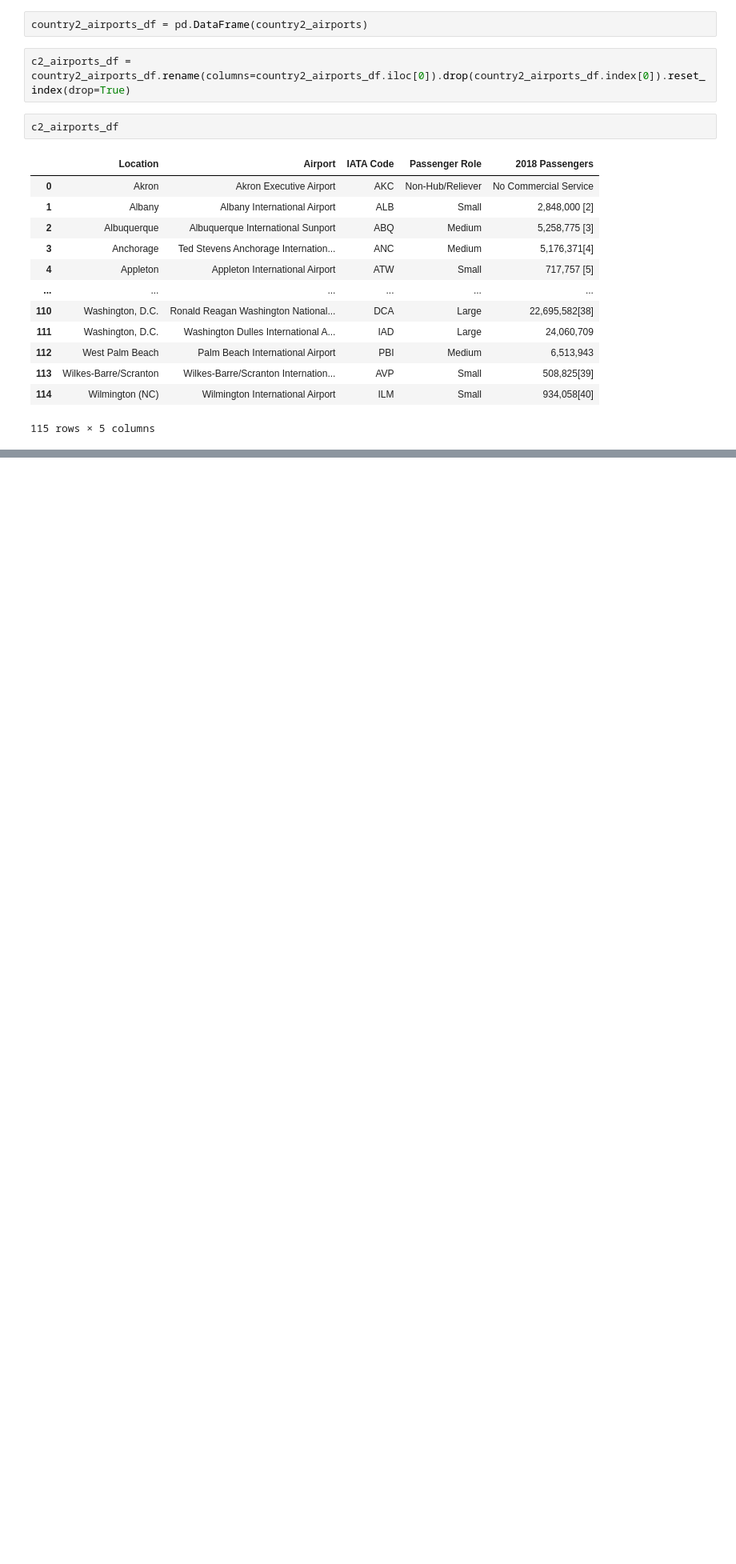
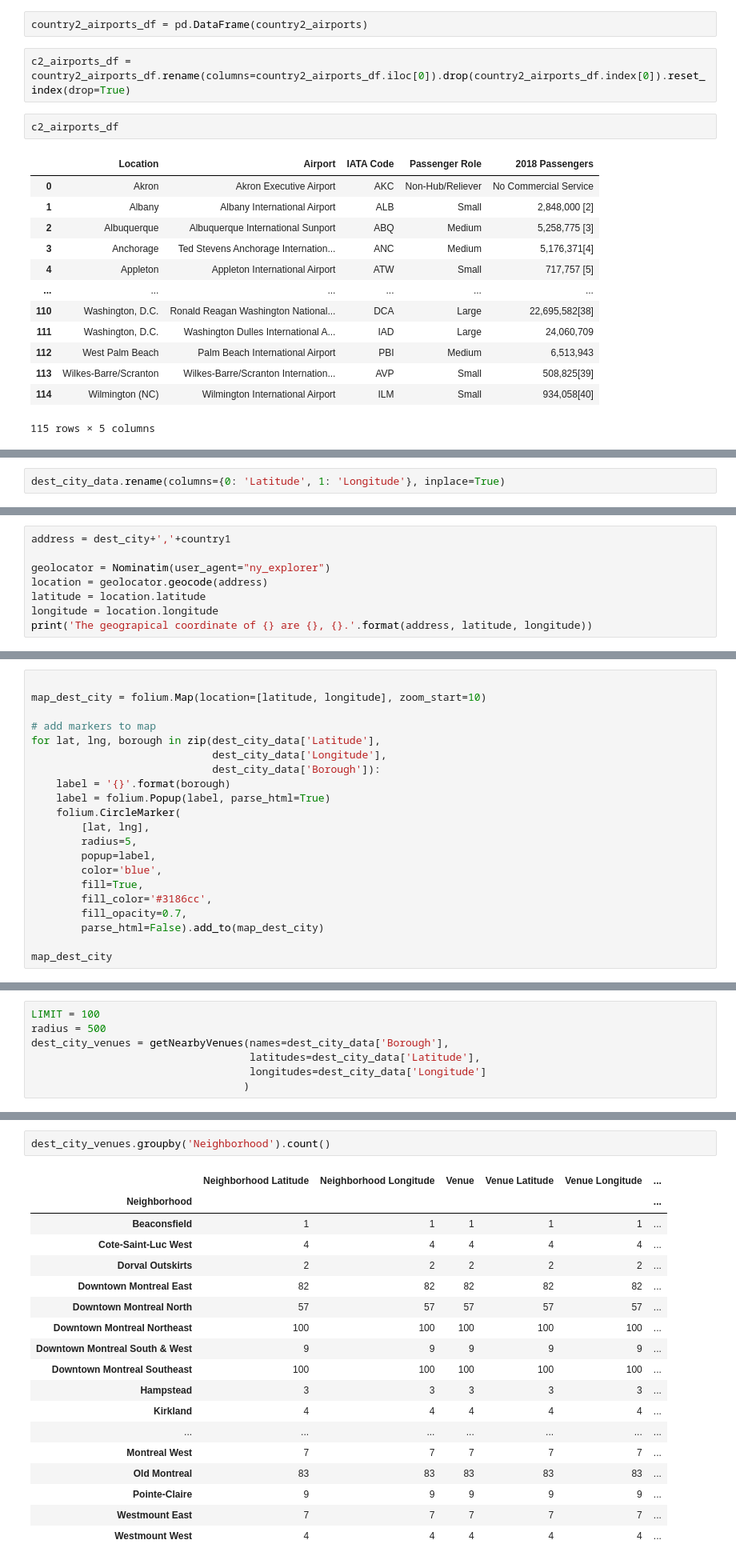
Before and after one commit to caos21/Coursera_Capstone, a Jupyter notebook: capstone-project-data.ipynb, the cells around one changed output, grey strips where cells are left out. Shown at 80% size. Drawn from its saved outputs; the diff is of its cells as text; blank space fills up the shorter version.

Commit message:
new submission for data preparation

```diff
--- a/capstone-project-data.ipynb
+++ b/capstone-project-data.ipynb
@@ -206,0 +365,2 @@ c2_airports_df
+# %%
+dest_city_data.rename(columns={0: 'Latitude', 1: 'Longitude'}, inplace=True)
@@ -206,0 +404,8 @@ c2_airports_df
+# %%
+address = dest_city+','+country1
+
+geolocator = Nominatim(user_agent="ny_explorer")
+location = geolocator.geocode(address)
+latitude = location.latitude
+longitude = location.longitude
+print('The geograpical coordinate of {} are {}, {}.'.format(address, latitude, longitude))
@@ -206,0 +414,21 @@ c2_airports_df
+# %%
+
+map_dest_city = folium.Map(location=[latitude, longitude], zoom_start=10)
+
+# add markers to map
+for lat, lng, borough in zip(dest_city_data['Latitude'],
+                             dest_city_data['Longitude'],
+                             dest_city_data['Borough']):
+    label = '{}'.format(borough)
+    label = folium.Popup(label, parse_html=True)
+    folium.CircleMarker(
+        [lat, lng],
+        radius=5,
+        popup=label,
+        color='blue',
+        fill=True,
+        fill_color='#3186cc',
+        fill_opacity=0.7,
+        parse_html=False).add_to(map_dest_city)
+
+map_dest_city
@@ -206,0 +495,7 @@ c2_airports_df
+# %%
+LIMIT = 100
+radius = 500
+dest_city_venues = getNearbyVenues(names=dest_city_data['Borough'],
+                                   latitudes=dest_city_data['Latitude'],
+                                   longitudes=dest_city_data['Longitude']
+                                  )
@@ -206,0 +536,21 @@ c2_airports_df
+# %%
+dest_city_venues.groupby('Neighborhood').count()
+# %% [output]
+|  | Neighborhood Latitude | Neighborhood Longitude | Venue | Venue Latitude | Venue Longitude | ... |
+| Neighborhood |  |  |  |  |  | ... |
+| Beaconsfield | 1 | 1 | 1 | 1 | 1 | ... |
+| Cote-Saint-Luc West | 4 | 4 | 4 | 4 | 4 | ... |
+| Dorval Outskirts | 2 | 2 | 2 | 2 | 2 | ... |
+| Downtown Montreal East | 82 | 82 | 82 | 82 | 82 | ... |
+| Downtown Montreal North | 57 | 57 | 57 | 57 | 57 | ... |
+| Downtown Montreal Northeast | 100 | 100 | 100 | 100 | 100 | ... |
+| Downtown Montreal South & West | 9 | 9 | 9 | 9 | 9 | ... |
+| Downtown Montreal Southeast | 100 | 100 | 100 | 100 | 100 | ... |
+| Hampstead | 3 | 3 | 3 | 3 | 3 | ... |
+| Kirkland | 4 | 4 | 4 | 4 | 4 | ... |
+| ... | ... | ... | ... | ... | ... | ... |
+| Montreal West | 7 | 7 | 7 | 7 | 7 | ... |
+| Old Montreal | 83 | 83 | 83 | 83 | 83 | ... |
+| Pointe-Claire | 9 | 9 | 9 | 9 | 9 | ... |
+| Westmount East | 7 | 7 | 7 | 7 | 7 | ... |
+| Westmount West | 4 | 4 | 4 | 4 | 4 | ... |
```
Also changed, not shown: parts of 47 cells of this notebook, 1 other file.
